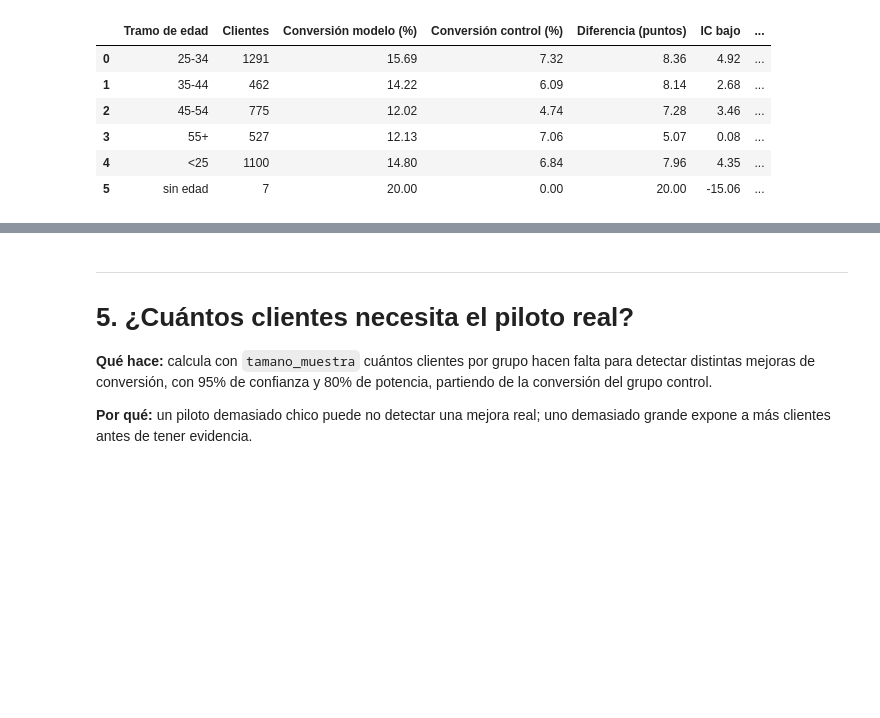
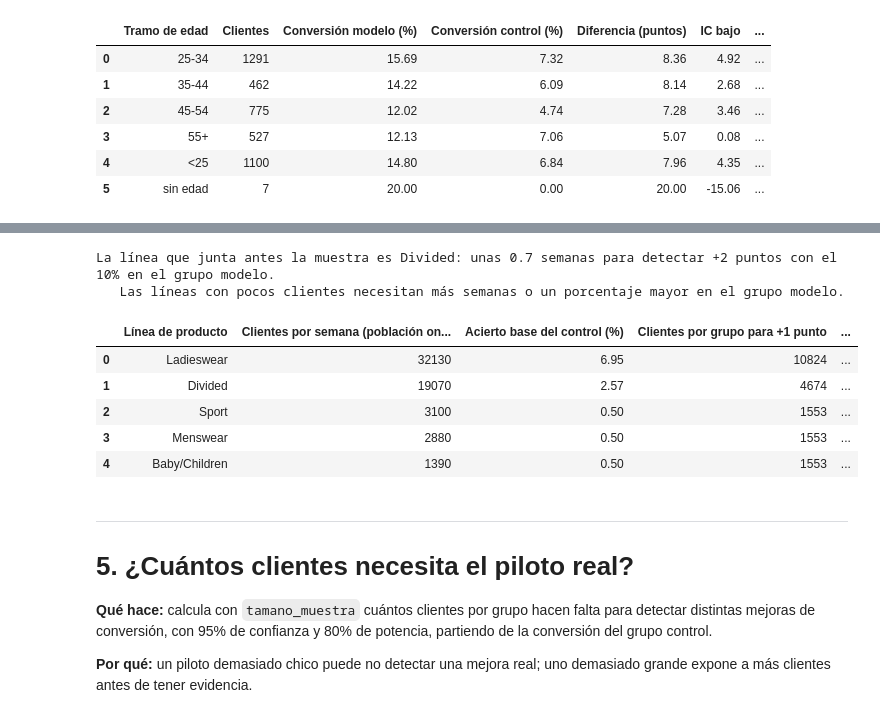
Before and after one commit to henrydatasciencegrupo/Outfit_Analytics_DataScience_Proyecto_Final, a Jupyter notebook: notebooks/07_piloto_ab_simulado.ipynb, the cells around one changed output, grey strips where cells are left out. Saved outputs shown, nothing was run; the diff lists cells and outputs as text; code cells hidden in the pictures; blank space fills up the shorter version.

```diff
--- a/notebooks/07_piloto_ab_simulado.ipynb
+++ b/notebooks/07_piloto_ab_simulado.ipynb
@@ -282,3 +341,31 @@ El grupo modelo convierte más en 6 de 6 tramos de edad.
+# %%
+clientes_semana = aciertos_linea.groupby("linea").size() * 10   # muestra p10 = 10% de los clientes online
+base_control = aciertos_linea[aciertos_linea["grupo"] == "control"].groupby("linea")["hit"].mean()
+filas = []
+for linea in por_linea["Línea de producto"]:
+    p0 = max(base_control.get(linea, 0), 0.005)
+    n1, n2 = tamano_muestra(p0, 0.01), tamano_muestra(p0, 0.02)
+    por_semana_modelo = clientes_semana[linea] * 0.10
+    filas.append({"Línea de producto": linea, "Clientes por semana (población online, estimado)": int(clientes_semana[linea]),
+                  "Acierto base del control (%)": round(p0 * 100, 2),
+                  "Clientes por grupo para +1 punto": n1, "Clientes por grupo para +2 puntos": n2,
+                  "Semanas con 10% en el grupo modelo (+1 punto)": round(n1 / por_semana_modelo, 1),
+                  "Semanas con 10% en el grupo modelo (+2 puntos)": round(n2 / por_semana_modelo, 1)})
+tam_linea = pd.DataFrame(filas)
+rapida = tam_linea.loc[tam_linea["Semanas con 10% en el grupo modelo (+2 puntos)"].idxmin()]
+print(f"La línea que junta antes la muestra es {rapida['Línea de producto']}: "
+      f"unas {rapida['Semanas con 10% en el grupo modelo (+2 puntos)']:.1f} semanas para detectar +2 puntos con el 10% en el grupo modelo.")
+print("   Las líneas con pocos clientes necesitan más semanas o un porcentaje mayor en el grupo modelo.")
+tam_linea
+# %% [output]
+La línea que junta antes la muestra es Divided: unas 0.7 semanas para detectar +2 puntos con el 10% en el grupo modelo.
+   Las líneas con pocos clientes necesitan más semanas o un porcentaje mayor en el grupo modelo.
+|  | Línea de producto | Clientes por semana (población on... | Acierto base del control (%) | Clientes por grupo para +1 punto | ... |
+| 0 | Ladieswear | 32130 | 6.95 | 10824 | ... |
+| 1 | Divided | 19070 | 2.57 | 4674 | ... |
+| 2 | Sport | 3100 | 0.50 | 1553 | ... |
+| 3 | Menswear | 2880 | 0.50 | 1553 | ... |
+| 4 | Baby/Children | 1390 | 0.50 | 1553 | ... |
 # %% [markdown]
 ---
 # 5. ¿Cuántos clientes necesita el piloto real?
```
Also changed, not shown: parts of 5 cells of this notebook, 3 other files.
